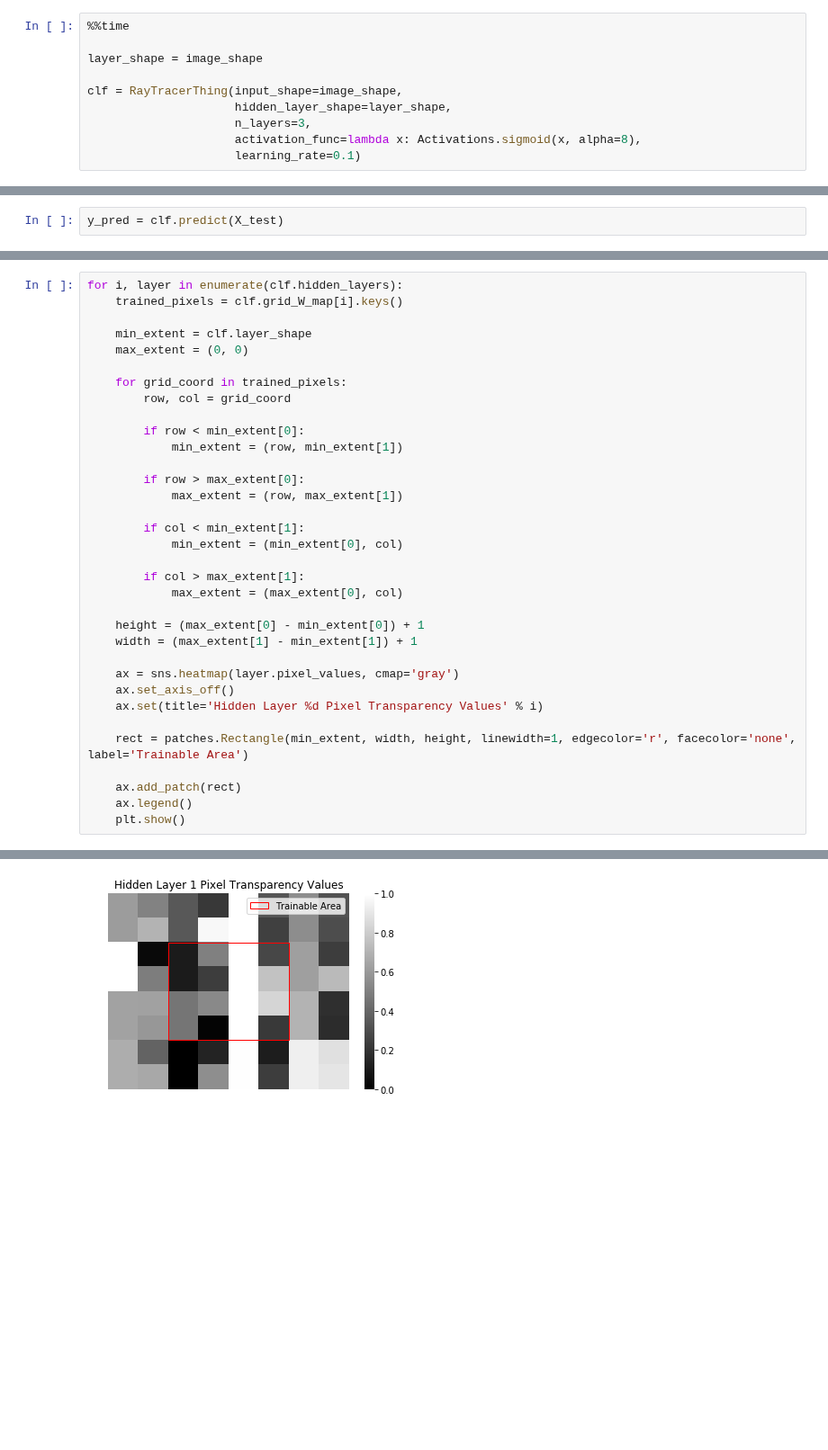
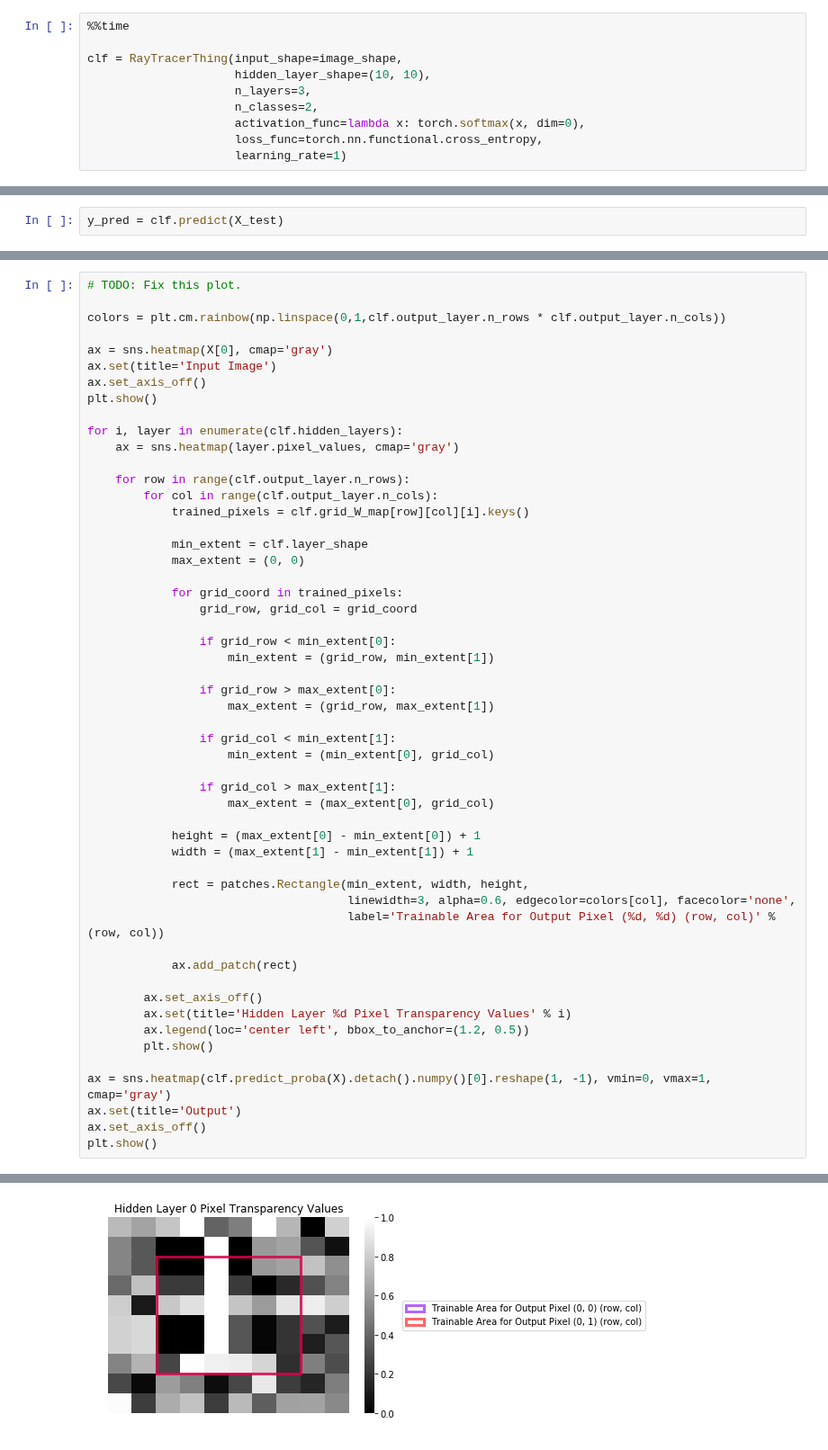
Before and after one commit to AnthonyDickson/summer-bursary-2018, a Jupyter notebook: Experiments-Binary_Classification.ipynb, the cells around one changed output, grey strips where cells are left out. Shown at 90% size. Saved outputs shown, nothing was run; the diff lists cells and outputs as text; blank space fills up the shorter version.

```diff
--- a/Experiments-Binary_Classification.ipynb
+++ b/Experiments-Binary_Classification.ipynb
@@ -39,11 +39,11 @@ X_train, X_test, y_train, y_test = train_test_split(X, y, test_size=0.2, random_
 # %%
 %%time
 
-layer_shape = image_shape
-
 clf = RayTracerThing(input_shape=image_shape,
-                     hidden_layer_shape=layer_shape,
+                     hidden_layer_shape=(10, 10),
                      n_layers=3,
-                     activation_func=lambda x: Activations.sigmoid(x, alpha=8),
-                     learning_rate=0.1)
+                     n_classes=2,
+                     activation_func=lambda x: torch.softmax(x, dim=0),
+                     loss_func=torch.nn.functional.cross_entropy,
+                     learning_rate=1)
 # %% [output]
@@ -101,37 +126,56 @@ plt.show()
 # %% [output]
 [figure]
 # %%
+# TODO: Fix this plot.
+
+colors = plt.cm.rainbow(np.linspace(0,1,clf.output_layer.n_rows * clf.output_layer.n_cols))
+
+ax = sns.heatmap(X[0], cmap='gray')
+ax.set(title='Input Image')
+ax.set_axis_off()
+plt.show()
+
 for i, layer in enumerate(clf.hidden_layers):
-    trained_pixels = clf.grid_W_map[i].keys()
+    ax = sns.heatmap(layer.pixel_values, cmap='gray')
 
-    min_extent = clf.layer_shape
-    max_extent = (0, 0)
+    for row in range(clf.output_layer.n_rows):
+        for col in range(clf.output_layer.n_cols):
+            trained_pixels = clf.grid_W_map[row][col][i].keys()
 
-    for grid_coord in trained_pixels:
-        row, col = grid_coord
+            min_extent = clf.layer_shape
+            max_extent = (0, 0)
 
-        if row < min_extent[0]:
-            min_extent = (row, min_extent[1])
+            for grid_coord in trained_pixels:
+                grid_row, grid_col = grid_coord
 
-        if row > max_extent[0]:
-            max_extent = (row, max_extent[1])
+                if grid_row < min_extent[0]:
+                    min_extent = (grid_row, min_extent[1])
 
-        if col < min_extent[1]:
-            min_extent = (min_extent[0], col)
+                if grid_row > max_extent[0]:
+                    max_extent = (grid_row, max_extent[1])
 
-        if col > max_extent[1]:
-            max_extent = (max_extent[0], col)
+                if grid_col < min_extent[1]:
+                    min_extent = (min_extent[0], grid_col)
 
-    height = (max_extent[0] - min_extent[0]) + 1
-    width = (max_extent[1] - min_extent[1]) + 1
+                if grid_col > max_extent[1]:
+                    max_extent = (max_extent[0], grid_col)
 
-    ax = sns.heatmap(layer.pixel_values, cmap='gray')
-    ax.set_axis_off()
-    ax.set(title='Hidden Layer %d Pixel Transparency Values' % i)
+            height = (max_extent[0] - min_extent[0]) + 1
+            width = (max_extent[1] - min_extent[1]) + 1
 
-    rect = patches.Rectangle(min_extent, width, height, linewidth=1, edgecolor='r', facecolor='none', label='Trainable Area')
+            rect = patches.Rectangle(min_extent, width, height,
+                                     linewidth=3, alpha=0.6, edgecolor=colors[col], facecolor='none',
+                                     label='Trainable Area for Output Pixel (%d, %d) (row, col)' % (row, col))
 
-    ax.add_patch(rect)
-    ax.legend()
-    plt.show()
+            ax.add_patch(rect)
+
+        ax.set_axis_off()
+        ax.set(title='Hidden Layer %d Pixel Transparency Values' % i)
+        ax.legend(loc='center left', bbox_to_anchor=(1.2, 0.5))
+        plt.show()
+
+ax = sns.heatmap(clf.predict_proba(X).detach().numpy()[0].reshape(1, -1), vmin=0, vmax=1, cmap='gray')
+ax.set(title='Output')
+ax.set_axis_off()
+plt.show()
 # %% [output]
@@ -139 +183 @@ for i, layer in enumerate(clf.hidden_layers):
-[figure, old version]
+[figure, new version]
```
Also changed, not shown: parts of 7 cells of this notebook, 2 other files.
